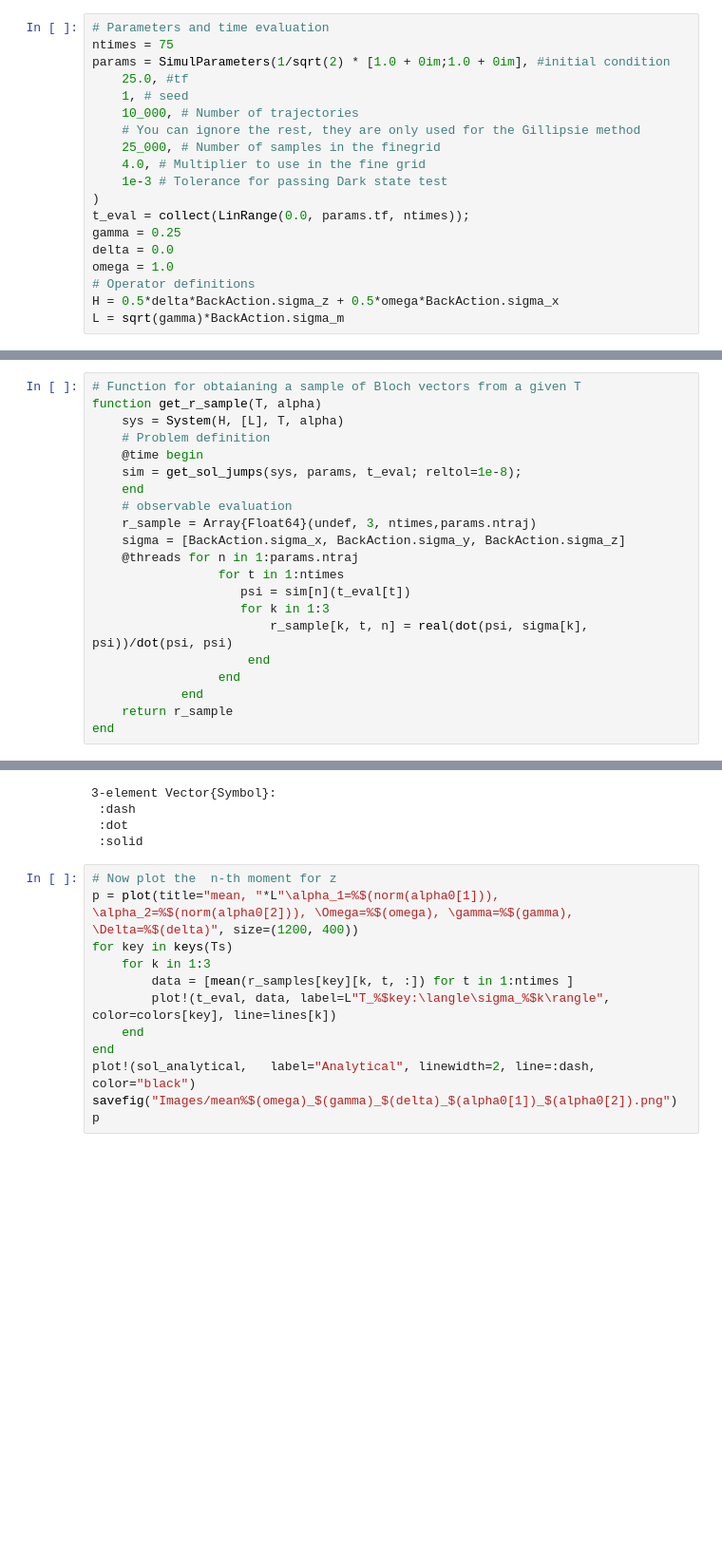
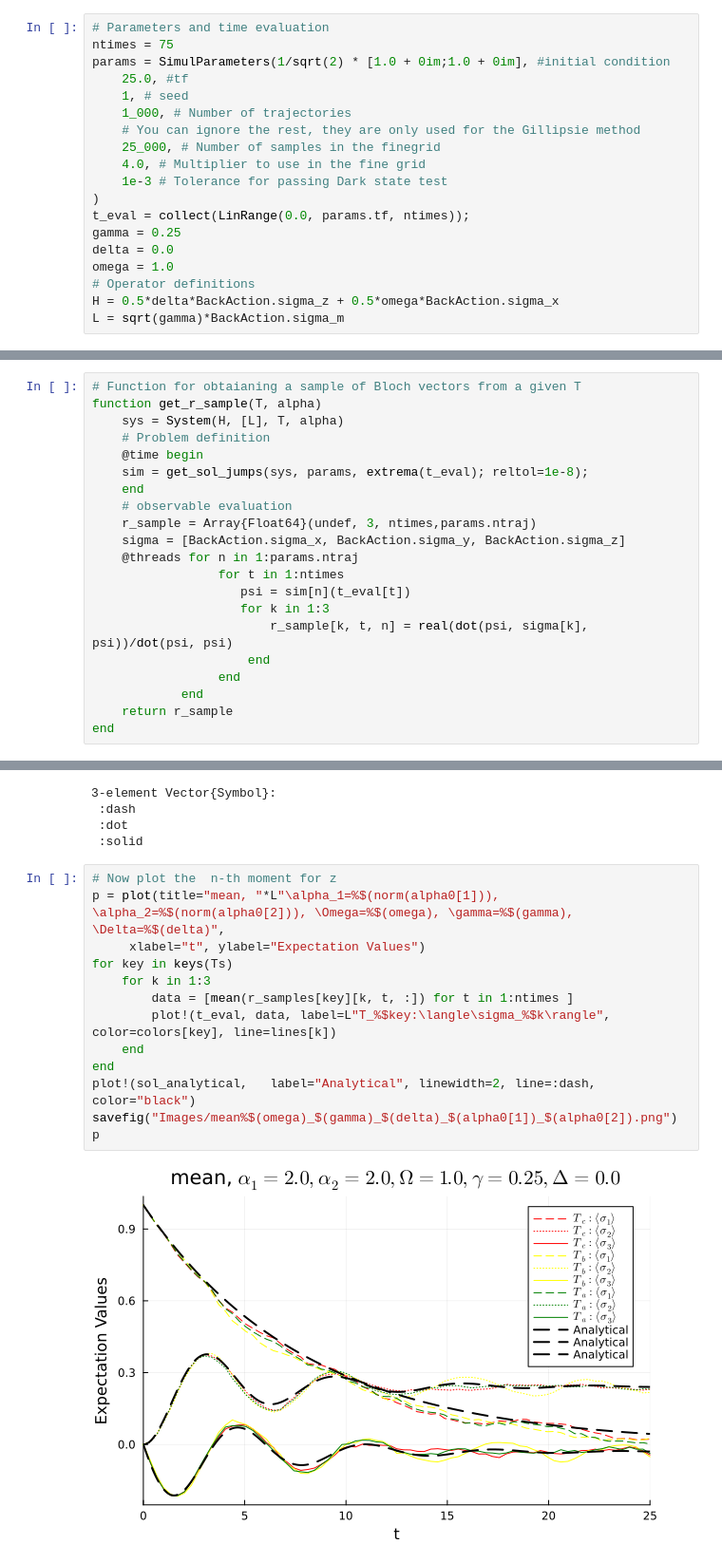
Before and after one commit to Ste1nb0cK/BackAction.jl, a Jupyter notebook: notebooks/TParametrizationExperiments.ipynb, the cells around one changed output, grey strips where cells are left out. Shown: that part at 95% size. Saved outputs shown, nothing was run; the diff lists cells and outputs as text; blank space fills up the shorter version.

```diff
--- a/notebooks/TParametrizationExperiments.ipynb
+++ b/notebooks/TParametrizationExperiments.ipynb
@@ -80,7 +100,7 @@ ntimes = 75
 params = SimulParameters(1/sqrt(2) * [1.0 + 0im;1.0 + 0im], #initial condition
     25.0, #tf
     1, # seed
-    10_000, # Number of trajectories
+    1_000, # Number of trajectories
     # You can ignore the rest, they are only used for the Gillipsie method
     25_000, # Number of samples in the finegrid
     4.0, # Multiplier to use in the fine grid
@@ -103,7 +123,7 @@ function get_r_sample(T, alpha)
     sys = System(H, [L], T, alpha)
     # Problem definition
     @time begin
-    sim = get_sol_jumps(sys, params, t_eval; reltol=1e-8);
+    sim = get_sol_jumps(sys, params, extrema(t_eval); reltol=1e-8);
     end
     # observable evaluation
     r_sample = Array{Float64}(undef, 3, ntimes,params.ntraj)
@@ -163,13 +179,16 @@ lines = [:dash, :dot, :solid]
  :solid
 # %%
 # Now plot the  n-th moment for z
-p = plot(title="mean, "*L"\alpha_1=%$(norm(alpha0[1])), \alpha_2=%$(norm(alpha0[2])), \Omega=%$(omega), \gamma=%$(gamma), \Delta=%$(delta)", size=(1200, 400))
+p = plot(title="mean, "*L"\alpha_1=%$(norm(alpha0[1])), \alpha_2=%$(norm(alpha0[2])), \Omega=%$(omega), \gamma=%$(gamma), \Delta=%$(delta)",
+     xlabel="t", ylabel="Expectation Values")
 for key in keys(Ts)
     for k in 1:3
         data = [mean(r_samples[key][k, t, :]) for t in 1:ntimes ]
         plot!(t_eval, data, label=L"T_%$key:\langle\sigma_%$k\rangle", color=colors[key], line=lines[k])
     end
 end
 plot!(sol_analytical,   label="Analytical", linewidth=2, line=:dash, color="black")
 savefig("Images/mean%$(omega)_$(gamma)_$(delta)_$(alpha0[1])_$(alpha0[2]).png")
 p
+# %% [output]
+[figure, added]
```
Also changed, not shown: parts of 5 cells of this notebook, 2 other files.
